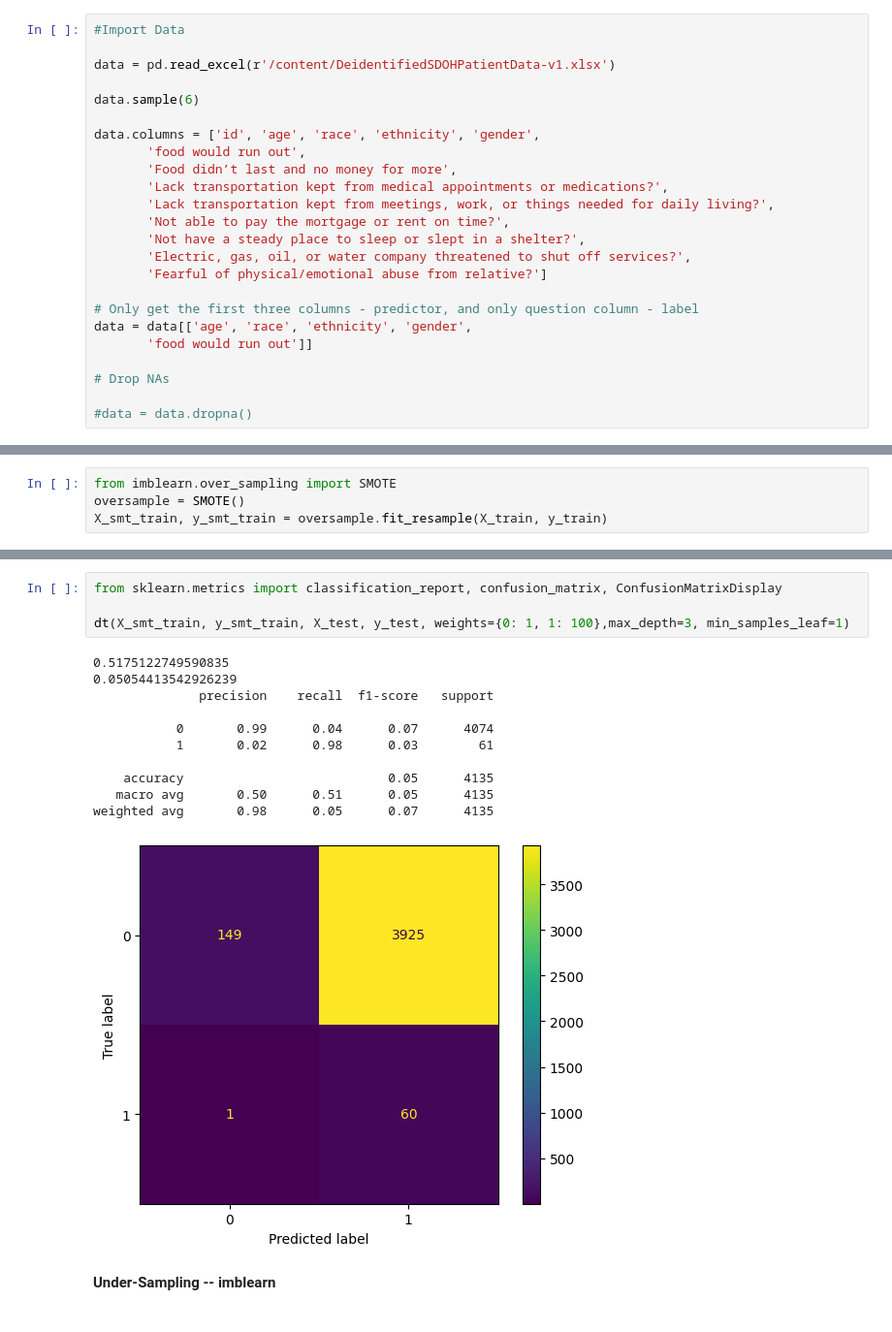
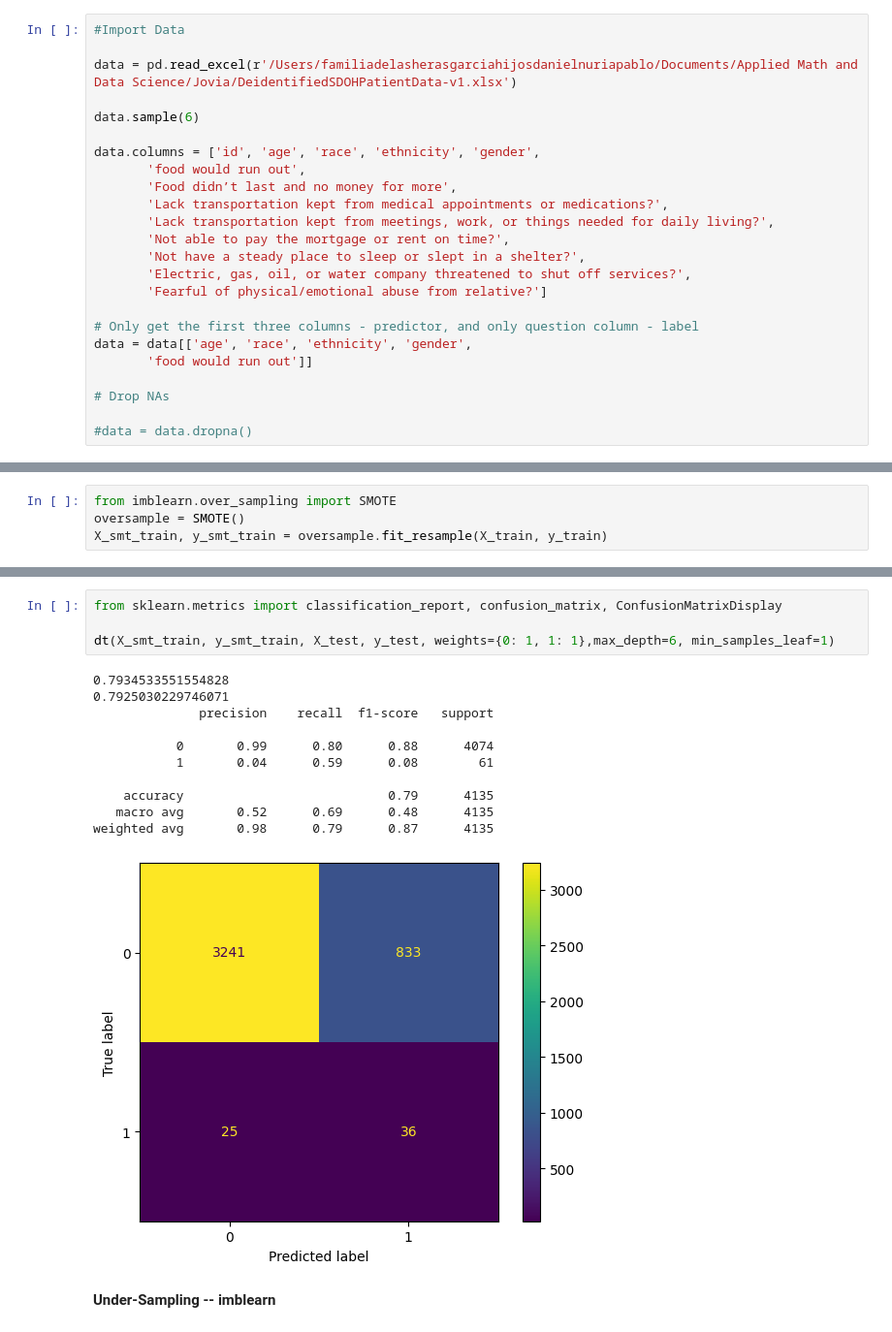
Before and after one commit to danihga/Jovia, a Jupyter notebook: Catholic Health/CatholicHealth_Unbalanced_DTrees.ipynb, the cells around one changed output, grey strips where cells are left out. Shown at 97% size. Saved outputs shown, nothing was run; the diff lists cells and outputs as text.

```diff
--- a/Catholic Health/CatholicHealth_Unbalanced_DTrees.ipynb
+++ b/Catholic Health/CatholicHealth_Unbalanced_DTrees.ipynb
@@ -21,7 +29,7 @@ Data Split, Train-test Split, etc...
 # %%
 #Import Data
 
-data = pd.read_excel(r'/content/DeidentifiedSDOHPatientData-v1.xlsx')
+data = pd.read_excel(r'/Users/familiadelasherasgarciahijosdanielnuriapablo/Documents/Applied Math and Data Science/Jovia/DeidentifiedSDOHPatientData-v1.xlsx')
 
 data.sample(6)
 
@@ -193,19 +201,19 @@ Best: 0.952319 using {'class_weight': {0: 1, 1: 10}, 'max_depth': None, 'min_sam
 # %%
 from sklearn.metrics import classification_report, confusion_matrix, ConfusionMatrixDisplay
 
-dt(X_smt_train, y_smt_train, X_test, y_test, weights={0: 1, 1: 100},max_depth=3, min_samples_leaf=1)
+dt(X_smt_train, y_smt_train, X_test, y_test, weights={0: 1, 1: 1},max_depth=6, min_samples_leaf=1)
 # %% [output]
-0.5175122749590835
-0.05054413542926239
+0.7934533551554828
+0.7925030229746071
               precision    recall  f1-score   support
 
-           0       0.99      0.04      0.07      4074
-           1       0.02      0.98      0.03        61
+           0       0.99      0.80      0.88      4074
+           1       0.04      0.59      0.08        61
 
-    accuracy                           0.05      4135
-   macro avg       0.50      0.51      0.05      4135
-weighted avg       0.98      0.05      0.07      4135
+    accuracy                           0.79      4135
+   macro avg       0.52      0.69      0.48      4135
+weighted avg       0.98      0.79      0.87      4135
-[figure, old version]
+[figure, new version]
 # %% [markdown]
 **Under-Sampling -- imblearn**
 # %%
```
Also changed, not shown: parts of 4 cells of this notebook.
